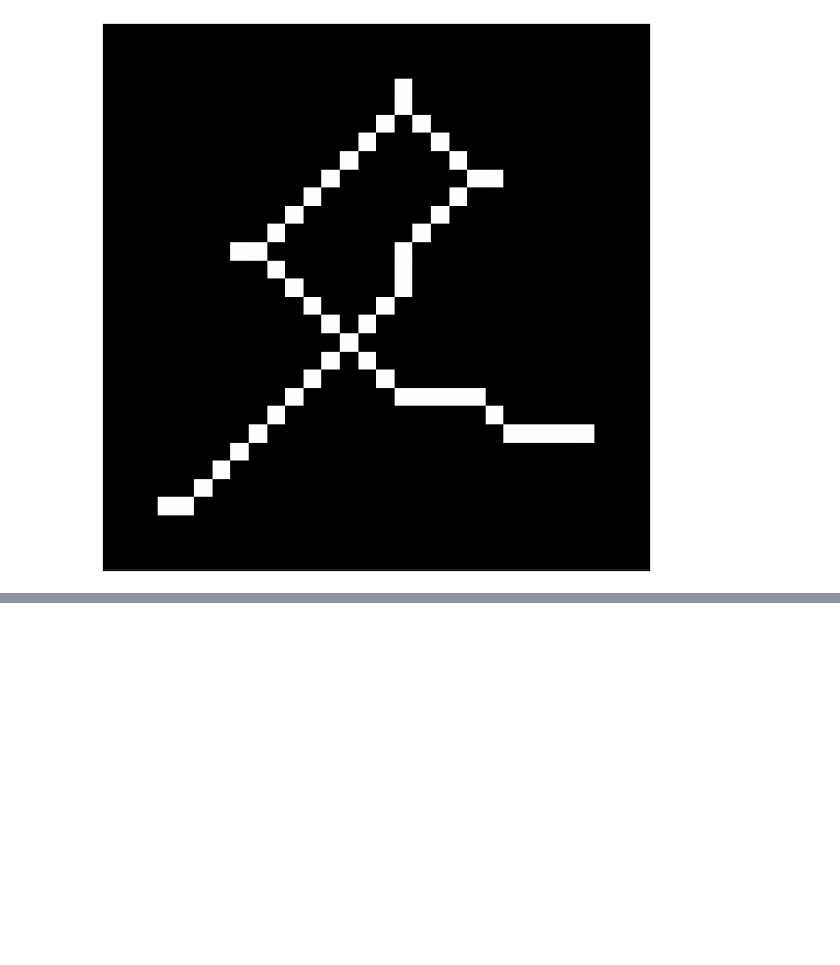
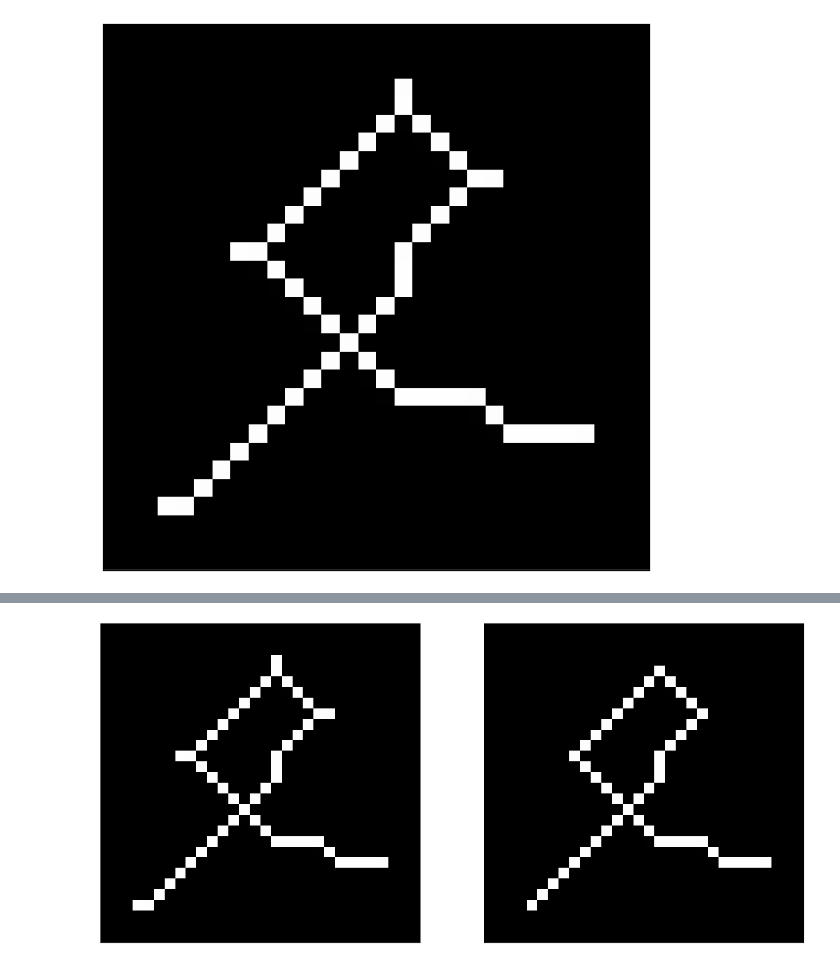
Before and after one commit to mycarta/rainbowbot, a Jupyter notebook: get_path_points.ipynb, the cells around one changed output, grey strips where cells are left out. Cells and saved outputs as stored; diff of their text form; code cells hidden in the pictures; blank space fills up the shorter version.

Commit message:
improved final path solution

```diff
--- a/get_path_points.ipynb
+++ b/get_path_points.ipynb
@@ -77,0 +104,20 @@ plt.show()
+# %%
+# constrain path with convex hull
+path = skel * chull
+
+# plot
+fig = plt.figure(figsize=(20, 10))
+
+ax1 = fig.add_subplot(1, 2, 1)
+plt.imshow(skel, cmap='gray',interpolation= 'none')
+ax1.set_xticks([])
+ax1.set_yticks([])
+
+ax2 = fig.add_subplot(1, 2, 2)
+plt.imshow(path, cmap='gray',interpolation= 'none')
+ax2.set_xticks([])
+ax2.set_yticks([])
+
+plt.show()
+# %% [output]
+[figure, added]
```
Also changed, not shown: parts of 3 cells of this notebook.
